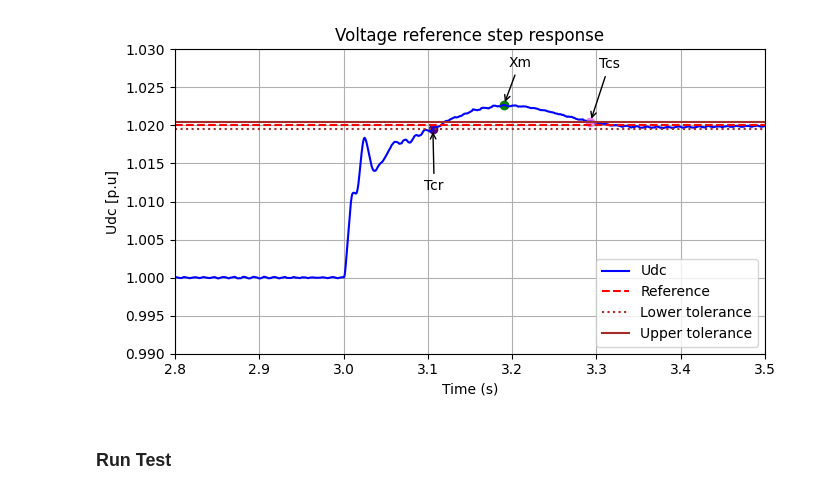
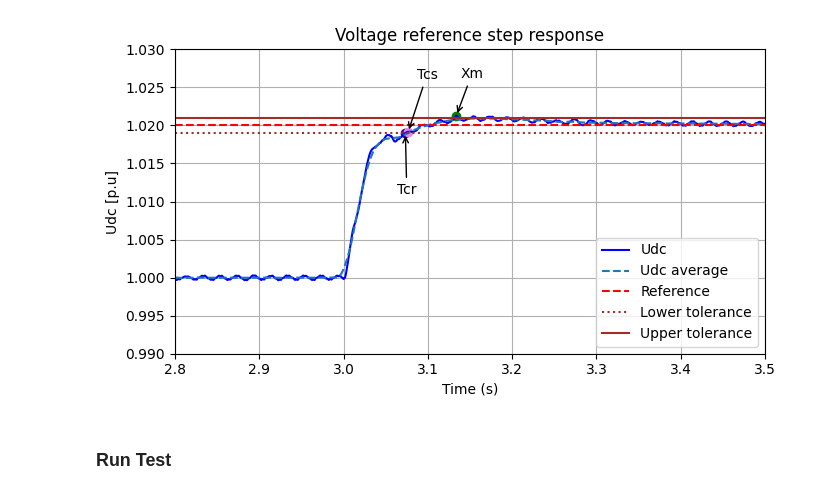
Before and after one commit to KTH-EPE/MMC_model, a Jupyter notebook: result_analysis/step_voltage_ref_response_result_analysis.ipynb, the cells around one changed output. Cells and saved outputs as stored; diff of their text form; code cells hidden in the pictures.

```diff
--- a/result_analysis/step_voltage_ref_response_result_analysis.ipynb
+++ b/result_analysis/step_voltage_ref_response_result_analysis.ipynb
@@ -12,7 +12,7 @@ def analyze_signal(
     time_col="TIME",
     signal_col="Vdc",
     target=1.02*640,
-    tol_factor=0.025,
+    tol_factor=0.05,
     band_percent=0.02*640,
     settling_window=200  # default window for smoothing
 ):
@@ -59,20 +59,6 @@ def analyze_signal(
     first_entry_time = t[first_entry_idx] if first_entry_idx is not None else None
 
     # -----------------------------
-    # VALIDATION CHECK
-    # Dip below lower band before peak
-    # -----------------------------
-    response_ok = True
-    if first_entry_idx is not None:
-        iter_count = 0
-        for i in range(first_entry_idx, peak_idx):
-            if y[i] < lower:
-                iter_count += 1
-                if iter_count > 100:
-                    response_ok = False
-                    break
-
-    # -----------------------------
     # SETTLING TIME USING SMOOTH SIGNAL
     # -----------------------------
     y_smooth = smooth_signal(y, window_size=settling_window)
@@ -93,7 +79,6 @@ def analyze_signal(
         "Tcr": round(first_entry_time - 3.,3),
         "Xm": round(peak_value - target, 2),
         "Tcs": round(settling_time - 3.,3),
-        "response_ok": response_ok,
         "df": df.tail()
     }
 
@@ -119,7 +104,7 @@ def plot_signal_analysis(
     time_col="TIME",
     signal_col="Vdc",
     target=1.02*640,
-    tol_factor=0.025,
+    tol_factor=0.05,
     band_percent=0.02*640,
     settling_window=100
 ):
@@ -185,7 +170,7 @@ def plot_signal_analysis(
     plt.plot(t, y/640, label="Udc", color="blue")
 
     # Smoothed (optional for visualization)
-    # plt.plot(t, y_smooth/640, linestyle="--", label="Udc average")
+    plt.plot(t, y_smooth/640, linestyle="--", label="Udc average")
 
     # Target line
     plt.axhline(target/640, linestyle="--", color="red", label="Reference")
@@ -241,11 +226,11 @@ def plot_signal_analysis(
 
     plt.show()
 # %%
-files = glob.glob("..\\output\\simulation_results\\step_up_u_ref_response_results\\*.csv")
+files = glob.glob("..\\output\\simulation_results\\step_up_voltage_ref_response\\*.csv")
 # %%
-plot_signal_analysis(files[20], settling_window=200)
+plot_signal_analysis(files[100], settling_window=200)
 # %% [output]
-[figure, old version]
+[figure, new version]
 # %% [markdown]
 ### Run Test
 # %%
```
Also changed, not shown: parts of 20 cells of this notebook, 4 other files.
